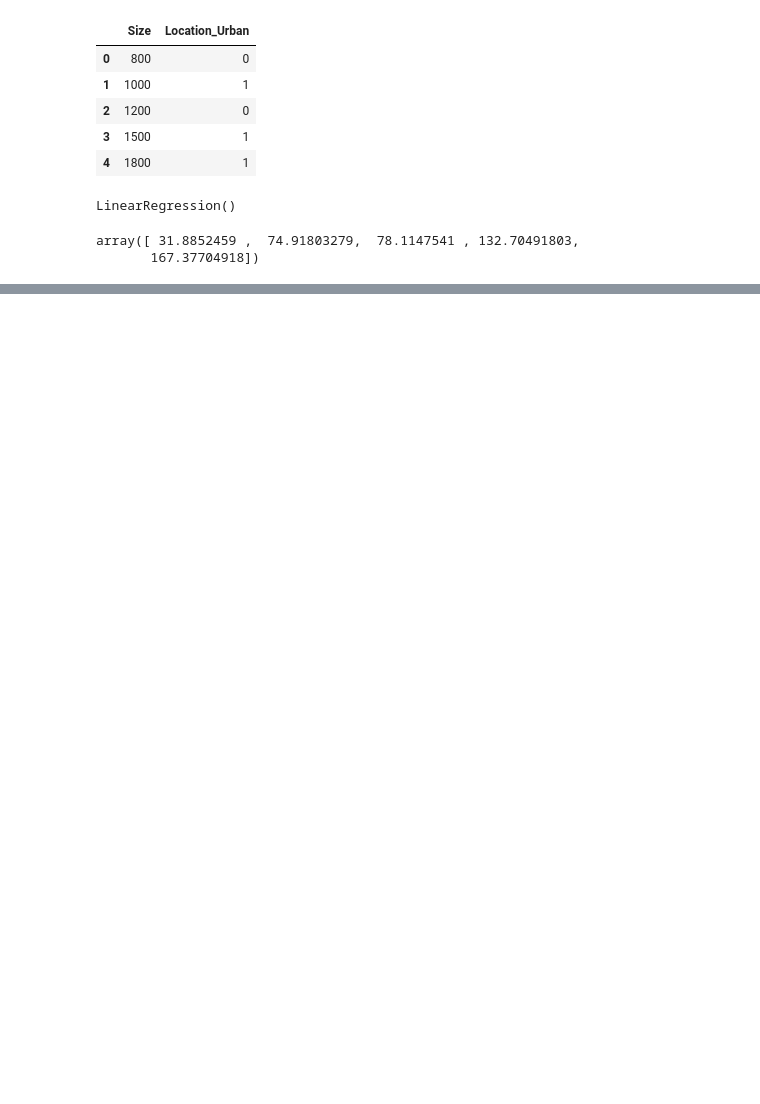
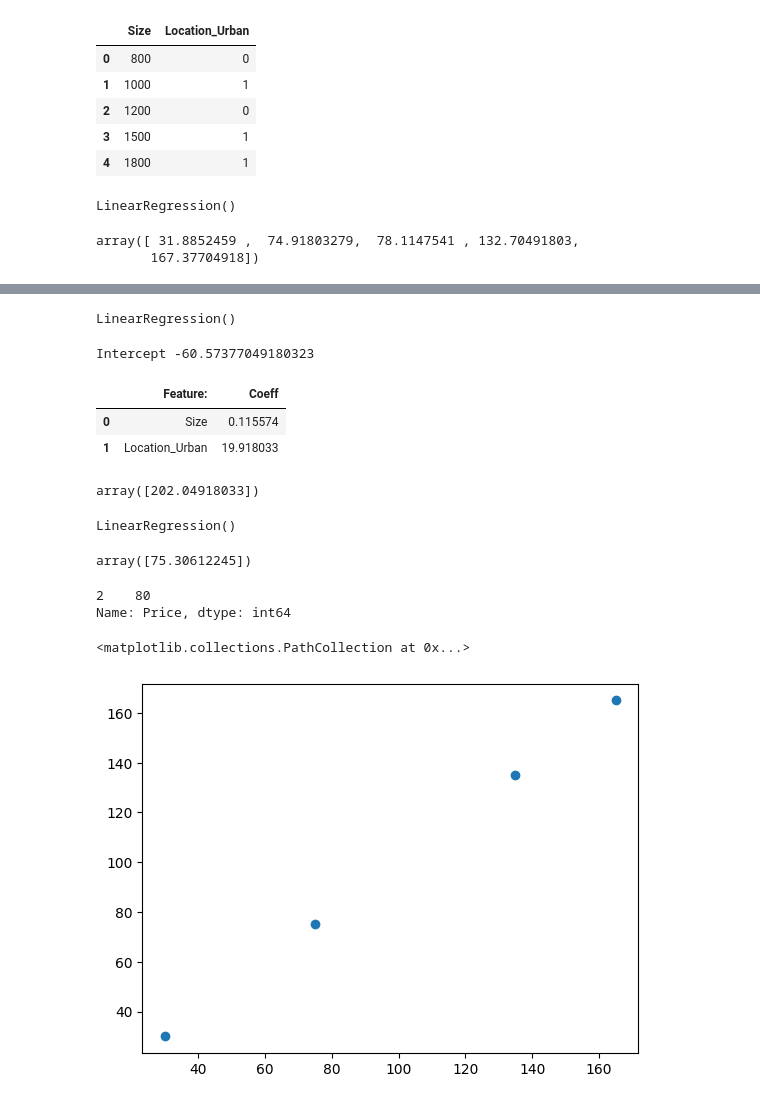
Before and after one commit to suvarnasiddhanth/AIML-Workbooks, a Jupyter notebook: AMLWorkbook/2026-09-01-misc.ipynb, the cells around one changed output, grey strips where cells are left out. Cells and saved outputs as stored; diff of their text form; code cells hidden in the pictures; blank space fills up the shorter version.

```diff
--- a/AMLWorkbook/2026-09-01-misc.ipynb
+++ b/AMLWorkbook/2026-09-01-misc.ipynb
@@ -69,2 +67,21 @@ df2
 # %%
 df2.to_csv("Datasets/dynamic.csv")
+# %%
+model = LinearRegression()
+model.fit(x_encoded,y)
+# %% [output]
+LinearRegression()
+# %%
+print("Intercept",model.intercept_)
+# %% [output]
+Intercept -60.57377049180323
+# %%
+coeff_table = pd.DataFrame({
+    "Feature:" : x_encoded.columns,
+    "Coeff" : model.coef_
+})
+coeff_table
+# %% [output]
+|  | Feature: | Coeff |
+| 0 | Size | 0.115574 |
+| 1 | Location_Urban | 19.918033 |
@@ -70,0 +95,25 @@ df2.to_csv("Datasets/dynamic.csv")
+# %%
+model.predict(new_house)
+# %% [output]
+array([202.04918033])
+# %%
+x_train, x_test, y_train, y_test = train_test_split(x_encoded, y, test_size=0.2, random_state=0)
+# %%
+model2 = LinearRegression()
+model2.fit(x_train, y_train)
+# %% [output]
+LinearRegression()
+# %%
+model2.predict(x_test)
+# %% [output]
+array([75.30612245])
+# %%
+y_test
+# %% [output]
+2    80
+Name: Price, dtype: int64
+# %%
+plt.scatter(y_train, y_train)
+# %% [output]
+<matplotlib.collections.PathCollection at 0x...>
+[figure, added]
```
Also changed, not shown: parts of 5 cells of this notebook, 4 other files.
